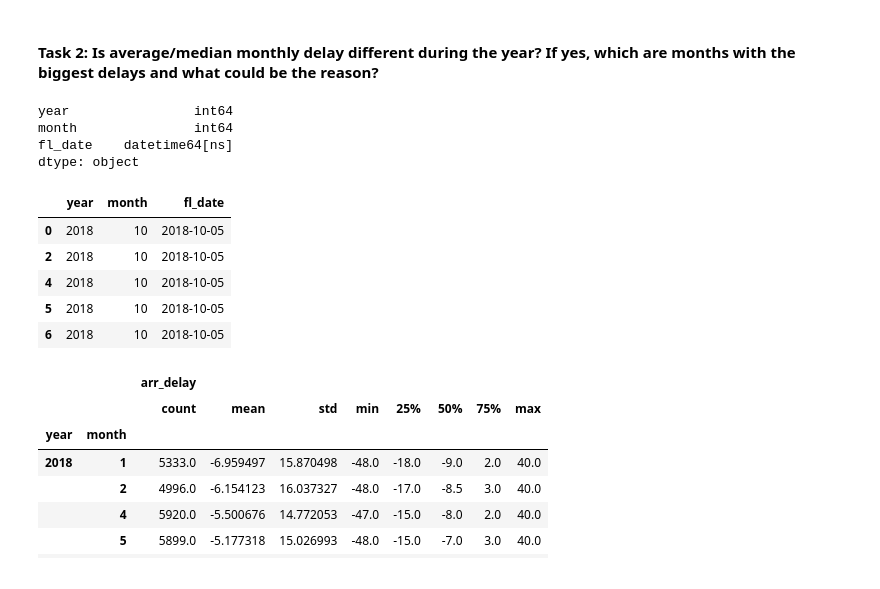
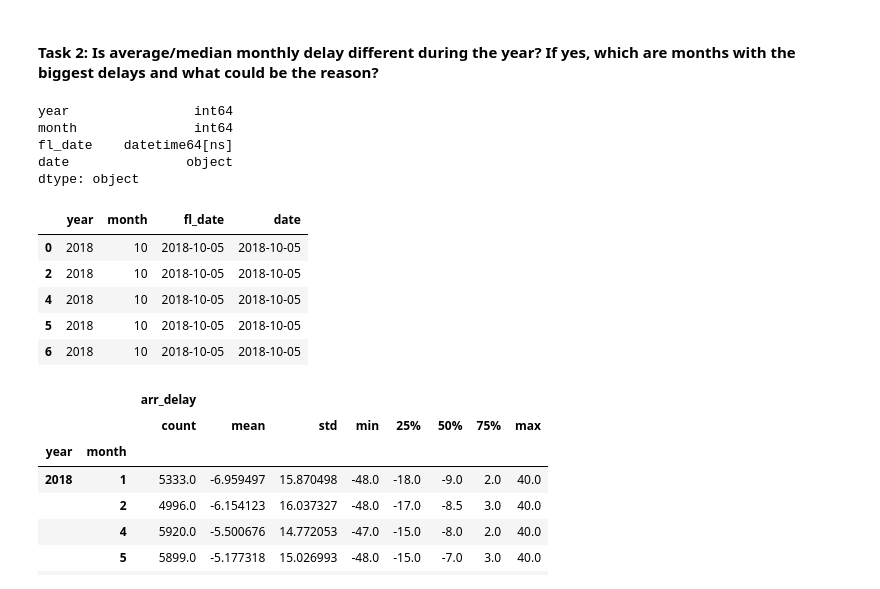
Before and after one commit to jdormaar/Flight-Delays, a Jupyter notebook: Workbook/exploratory_analysis.ipynb, the cells around one changed output. Drawn from its saved outputs; the diff is of its cells as text; code cells hidden in the pictures.

```diff
--- a/Workbook/exploratory_analysis.ipynb
+++ b/Workbook/exploratory_analysis.ipynb
@@ -452,19 +460,20 @@ df_clean[['fl_date']] = df_clean[['fl_date']].apply(pd.to_datetime)
 df_clean['year'] = df_clean['fl_date'].dt.year
 df_clean['month'] = df_clean['fl_date'].dt.month
 # %%
-print(df_clean[['year', 'month', 'fl_date']].dtypes)
-display(df_clean[['year', 'month', 'fl_date']].head())
+print(df_clean[['year', 'month', 'fl_date', 'date']].dtypes)
+display(df_clean[['year', 'month', 'fl_date', 'date']].head())
 # %% [output]
 year                int64
 month               int64
 fl_date    datetime64[ns]
+date               object
 dtype: object
-|  | year | month | fl_date |
-| 0 | 2018 | 10 | 2018-10-05 |
-| 2 | 2018 | 10 | 2018-10-05 |
-| 4 | 2018 | 10 | 2018-10-05 |
-| 5 | 2018 | 10 | 2018-10-05 |
-| 6 | 2018 | 10 | 2018-10-05 |
+|  | year | month | fl_date | date |
+| 0 | 2018 | 10 | 2018-10-05 | 2018-10-05 |
+| 2 | 2018 | 10 | 2018-10-05 | 2018-10-05 |
+| 4 | 2018 | 10 | 2018-10-05 | 2018-10-05 |
+| 5 | 2018 | 10 | 2018-10-05 | 2018-10-05 |
+| 6 | 2018 | 10 | 2018-10-05 | 2018-10-05 |
 # %%
 df_clean[['month', 'year', 'arr_delay']].groupby(['year', 'month']).describe()
 # %% [output]
```
Also changed, not shown: parts of 32 cells of this notebook.
